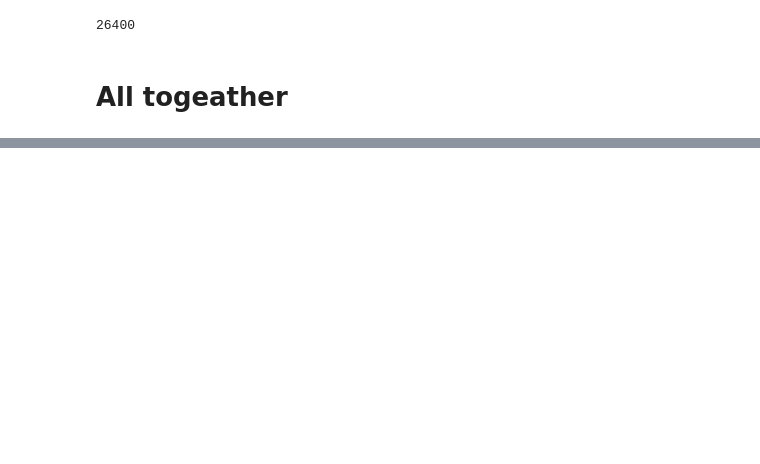
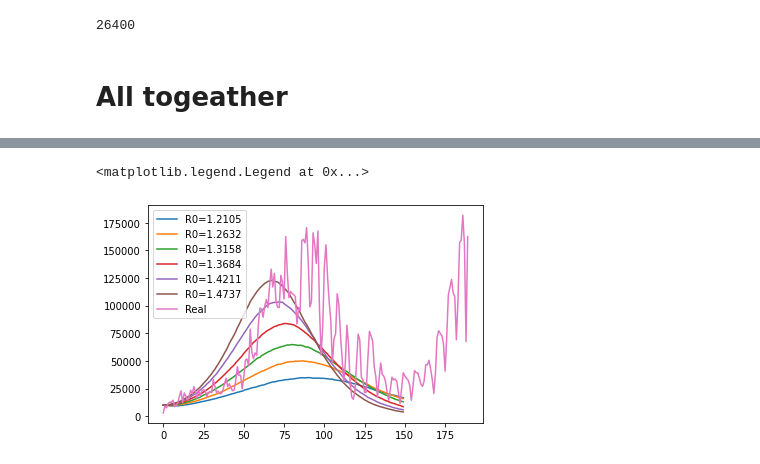
Before and after one commit to kolokcse/covid19-santiago, a Jupyter notebook: code/hun_codes/stats.ipynb, the cells around one changed output, grey strips where cells are left out. Drawn from its saved outputs; the diff is of its cells as text; code cells hidden in the pictures; blank space fills up the shorter version.

```diff
--- a/code/hun_codes/stats.ipynb
+++ b/code/hun_codes/stats.ipynb
@@ -368,0 +412,12 @@ def get_inf_curve(filename):
+# %%
+sims = measure("R0", "--R0", np.linspace(1.0, 2.0, 20))
+# %%
+for val,file in sims:
+    if(val < 1.5 and val > 1.2):
+        #print(val,'\n', get_inf_curve(file))
+        plt.plot(get_inf_curve(file), label=f"R0={val}")
+plt.plot(real_data["I"]*25, label="Real")
+plt.legend()
+# %% [output]
+<matplotlib.legend.Legend at 0x...>
+[figure, added]
```
Also changed, not shown: parts of 17 cells of this notebook, 4 other files.
